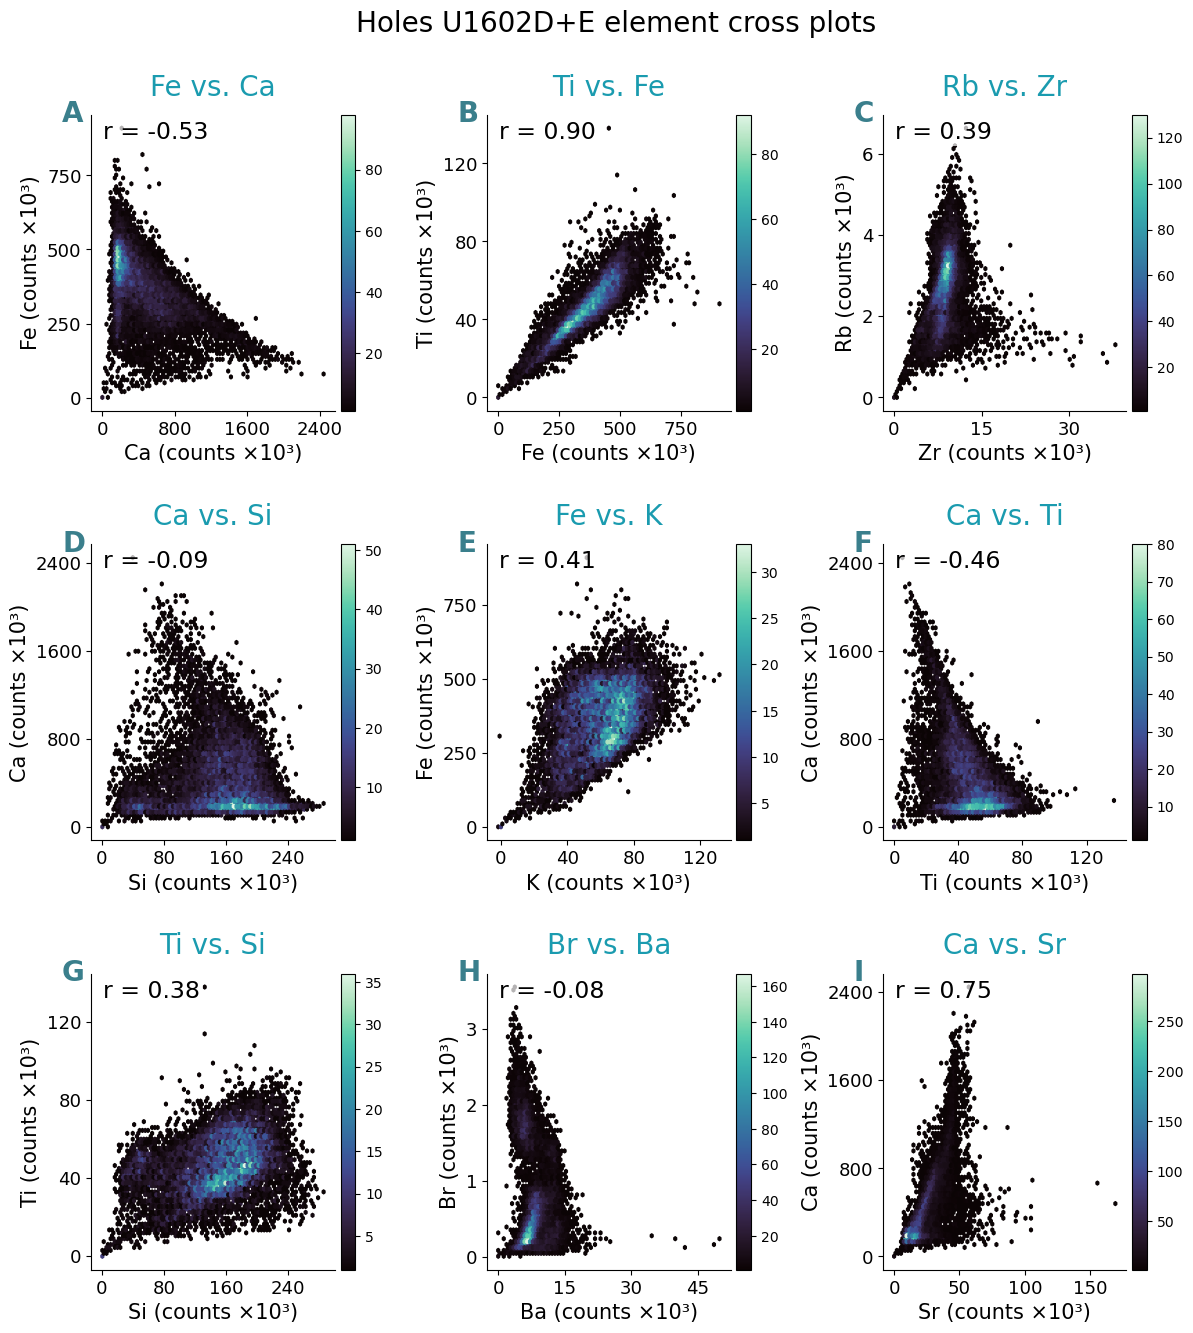
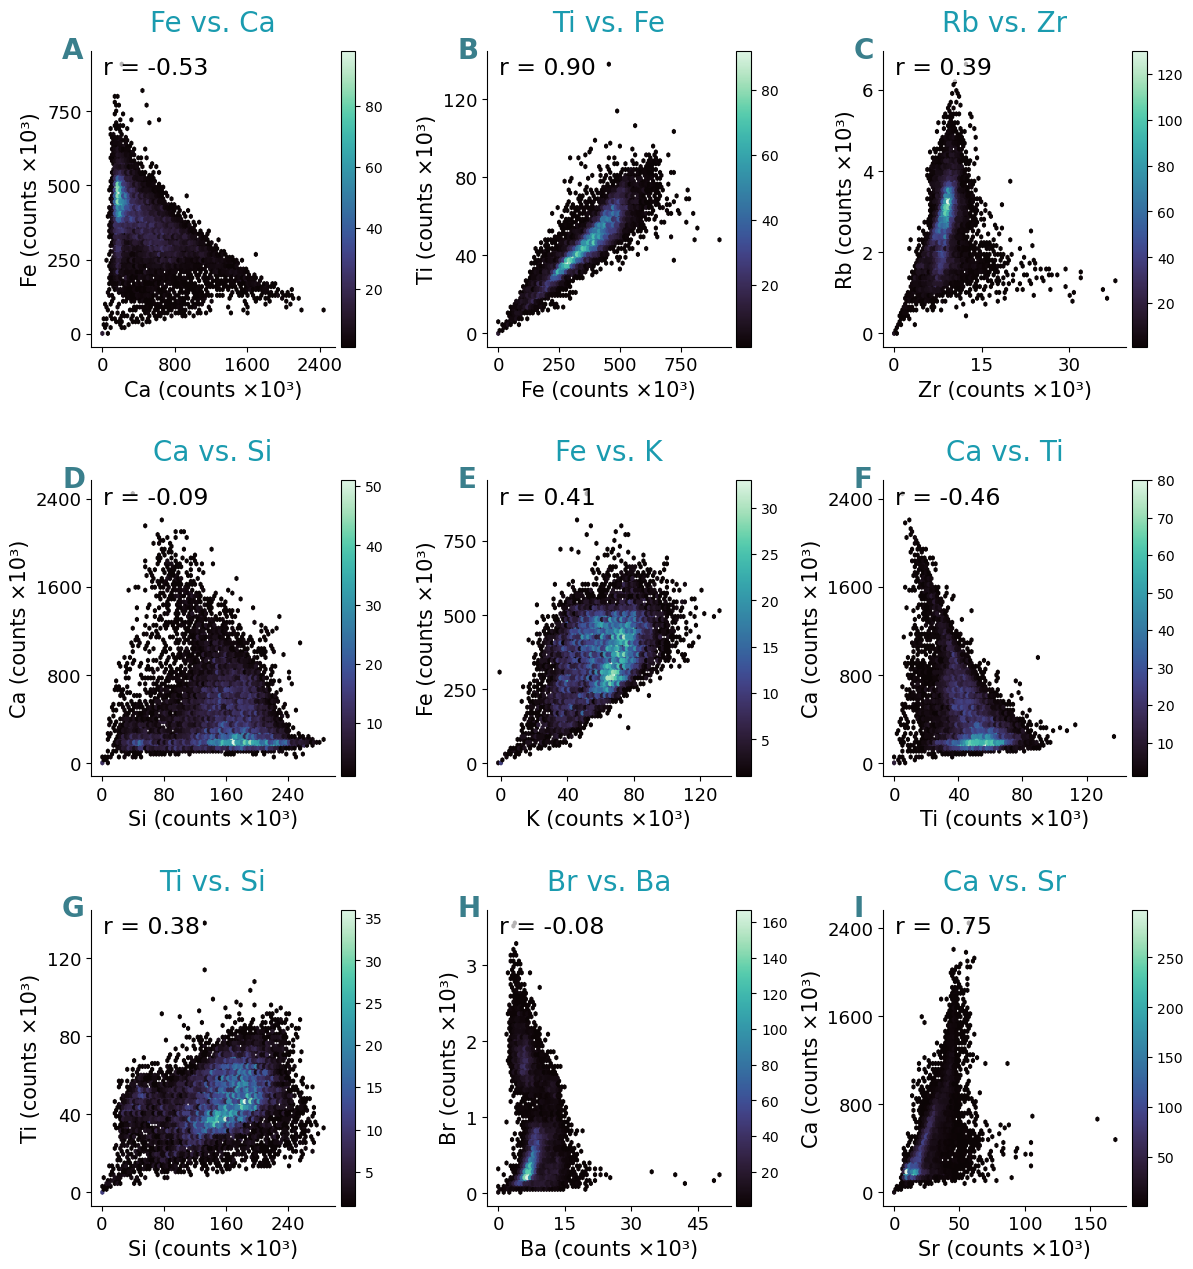
Code edit (unified diff) that turned the first committed figure into the second:
--- before
+++ after
@@ -52,5 +52,9 @@
     ax.tick_params(labelsize=13)
 
-fig.suptitle('Holes U1602D+E element cross plots', fontsize=20, y=0.95)
+# fig.suptitle('Holes U1602D+E element cross plots', fontsize=20, y=0.95)
 plt.subplots_adjust(hspace=0.45, wspace=0.35)
+
+# ── save figure ────────────────────────────────────────────────────────────────
+fig.savefig('figures/U1602/U1602_HoleD_and_E_crossplots.png',
+            dpi=300, bbox_inches='tight')
 plt.show()

Commit: save high res figs